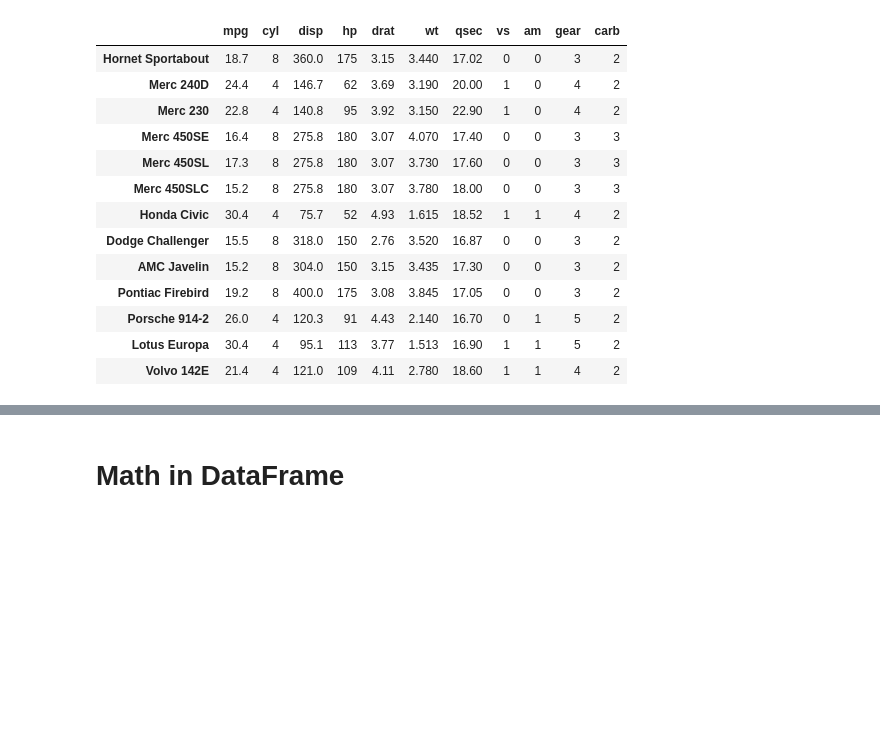
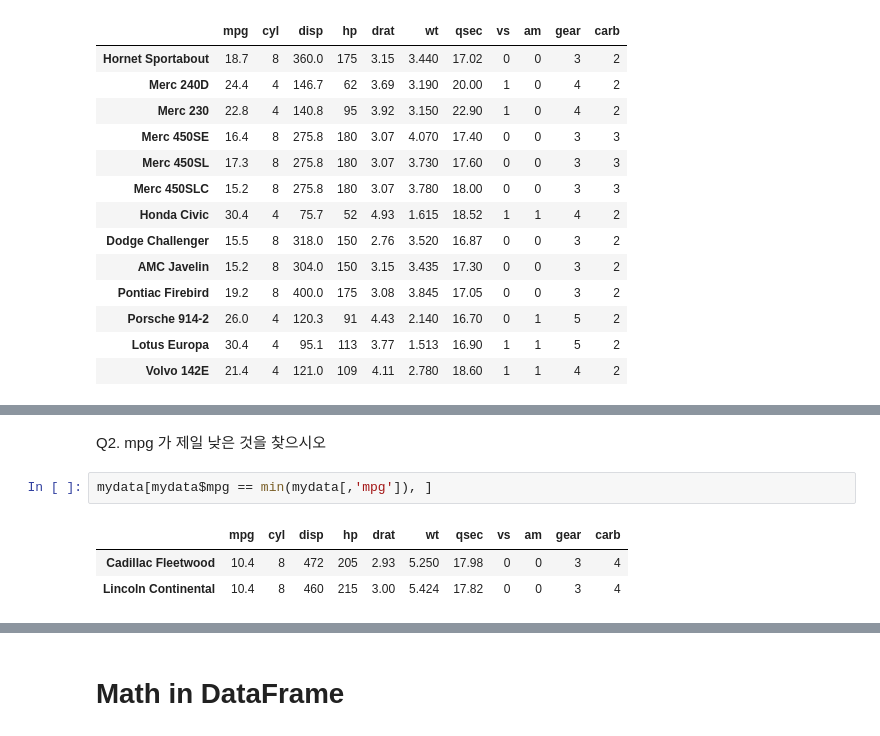
Before and after one commit to junhoning/R_tutorial, a Jupyter notebook: 2. DataFrame.ipynb, the cells around one changed output, grey strips where cells are left out. Drawn from its saved outputs; the diff is of its cells as text; blank space fills up the shorter version.

```diff
--- a/2. DataFrame.ipynb
+++ b/2. DataFrame.ipynb
@@ -417,0 +433,8 @@ subset(mydata, carb %in% c(3,2))
+# %% [markdown]
+Q2. mpg 가 제일 낮은 것을 찾으시오
+# %%
+mydata[mydata$mpg == min(mydata[,'mpg']), ]
+# %% [output]
+|  | mpg | cyl | disp | hp | drat | wt | qsec | vs | am | gear | carb |
+| Cadillac Fleetwood | 10.4 | 8 | 472 | 205 | 2.93 | 5.250 | 17.98 | 0 | 0 | 3 | 4 |
+| Lincoln Continental | 10.4 | 8 | 460 | 215 | 3.00 | 5.424 | 17.82 | 0 | 0 | 3 | 4 |
```
Also changed, not shown: parts of 11 cells of this notebook.
